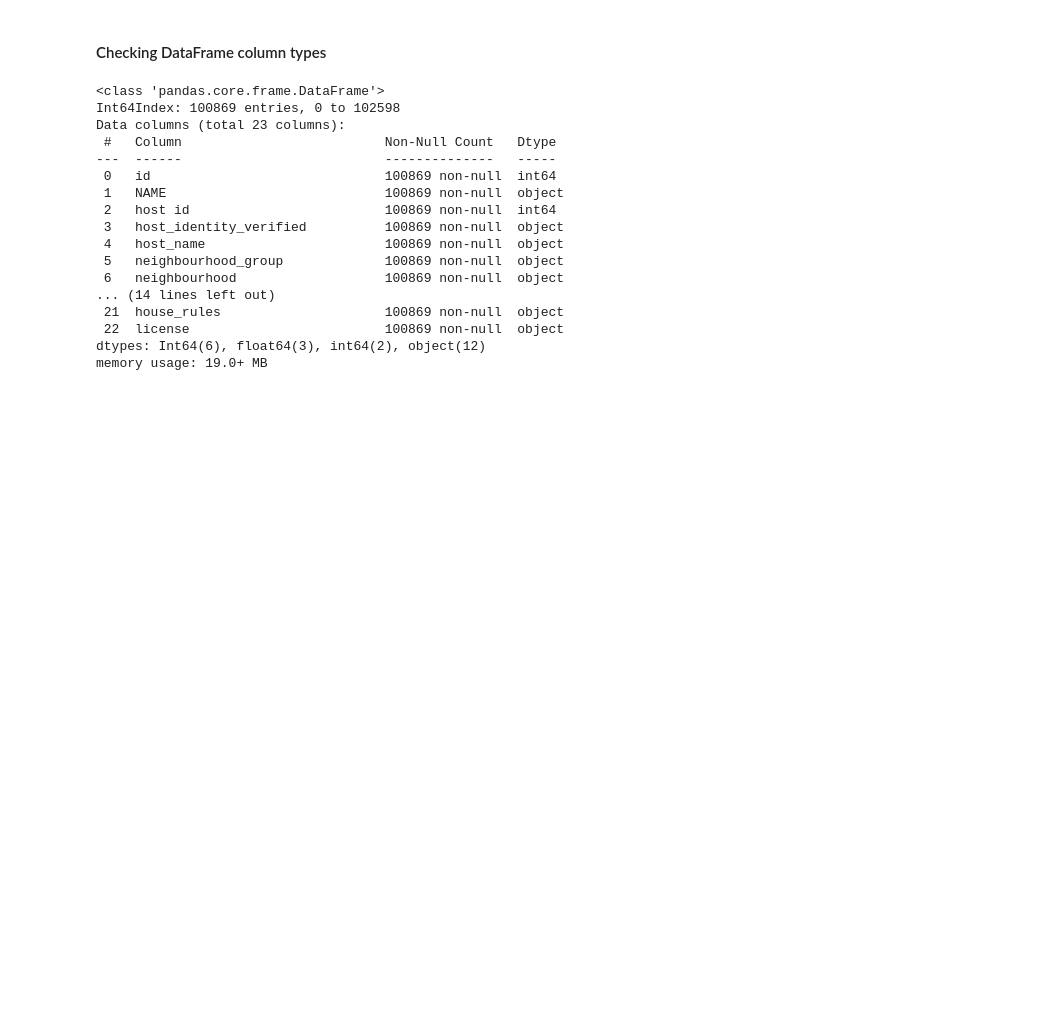
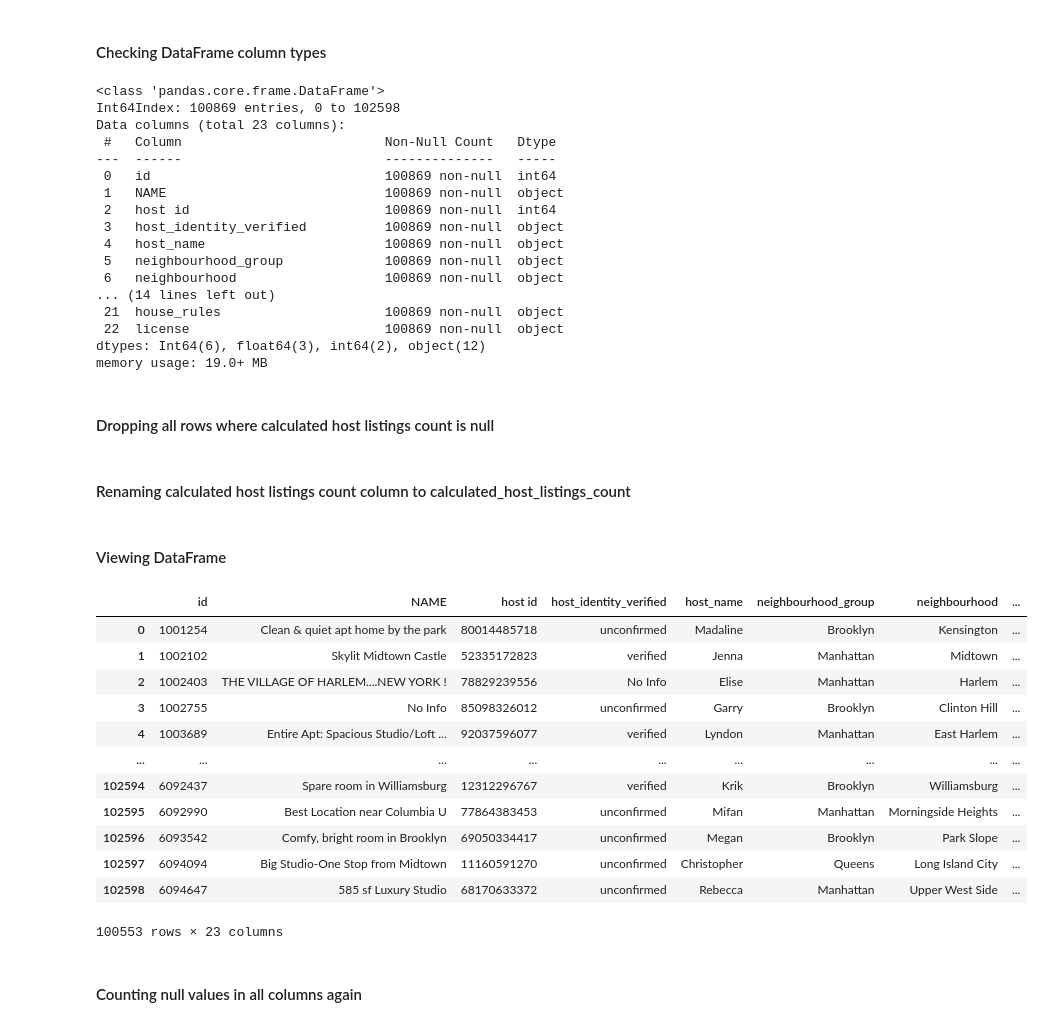
Before and after one commit to dominikvukelic/airbnb_ny_project, a Jupyter notebook: cleaning_starting_file/airbnb_ny_df.ipynb, the cells around one changed output. Saved outputs shown, nothing was run; the diff lists cells and outputs as text; code cells hidden in the pictures; blank space fills up the shorter version.

Commit message:
cleaning dataframe

```diff
--- a/cleaning_starting_file/airbnb_ny_df.ipynb
+++ b/cleaning_starting_file/airbnb_ny_df.ipynb
@@ -979,3 +979,31 @@ Data columns (total 23 columns):
  22  license                         100869 non-null  object
 dtypes: Int64(6), float64(3), int64(2), object(12)
 memory usage: 19.0+ MB
+# %% [markdown]
+#### Dropping all rows where calculated host listings count is null
+# %%
+df.dropna(subset=['calculated host listings count'], inplace=True)
+# %% [markdown]
+#### Renaming calculated host listings count column to calculated_host_listings_count
+# %%
+df = df.rename(columns={'calculated host listings count': 'calculated_host_listings_count'})
+# %% [markdown]
+#### Viewing DataFrame
+# %%
+df
+# %% [output]
+|  | id | NAME | host id | host_identity_verified | host_name | neighbourhood_group | neighbourhood | ... |
+| 0 | 1001254 | Clean & quiet apt home by the park | 80014485718 | unconfirmed | Madaline | Brooklyn | Kensington | ... |
+| 1 | 1002102 | Skylit Midtown Castle | 52335172823 | verified | Jenna | Manhattan | Midtown | ... |
+| 2 | 1002403 | THE VILLAGE OF HARLEM....NEW YORK ! | 78829239556 | No Info | Elise | Manhattan | Harlem | ... |
+| 3 | 1002755 | No Info | 85098326012 | unconfirmed | Garry | Brooklyn | Clinton Hill | ... |
+| 4 | 1003689 | Entire Apt: Spacious Studio/Loft ... | 92037596077 | verified | Lyndon | Manhattan | East Harlem | ... |
+| ... | ... | ... | ... | ... | ... | ... | ... | ... |
+| 102594 | 6092437 | Spare room in Williamsburg | 12312296767 | verified | Krik | Brooklyn | Williamsburg | ... |
+| 102595 | 6092990 | Best Location near Columbia U | 77864383453 | unconfirmed | Mifan | Manhattan | Morningside Heights | ... |
+| 102596 | 6093542 | Comfy, bright room in Brooklyn | 69050334417 | unconfirmed | Megan | Brooklyn | Park Slope | ... |
+| 102597 | 6094094 | Big Studio-One Stop from Midtown | 11160591270 | unconfirmed | Christopher | Queens | Long Island City | ... |
+| 102598 | 6094647 | 585 sf Luxury Studio | 68170633372 | unconfirmed | Rebecca | Manhattan | Upper West Side | ... |
+100553 rows × 23 columns
+# %% [markdown]
+#### Counting null values in all columns again
```
Also changed, not shown: parts of 3 cells of this notebook.
